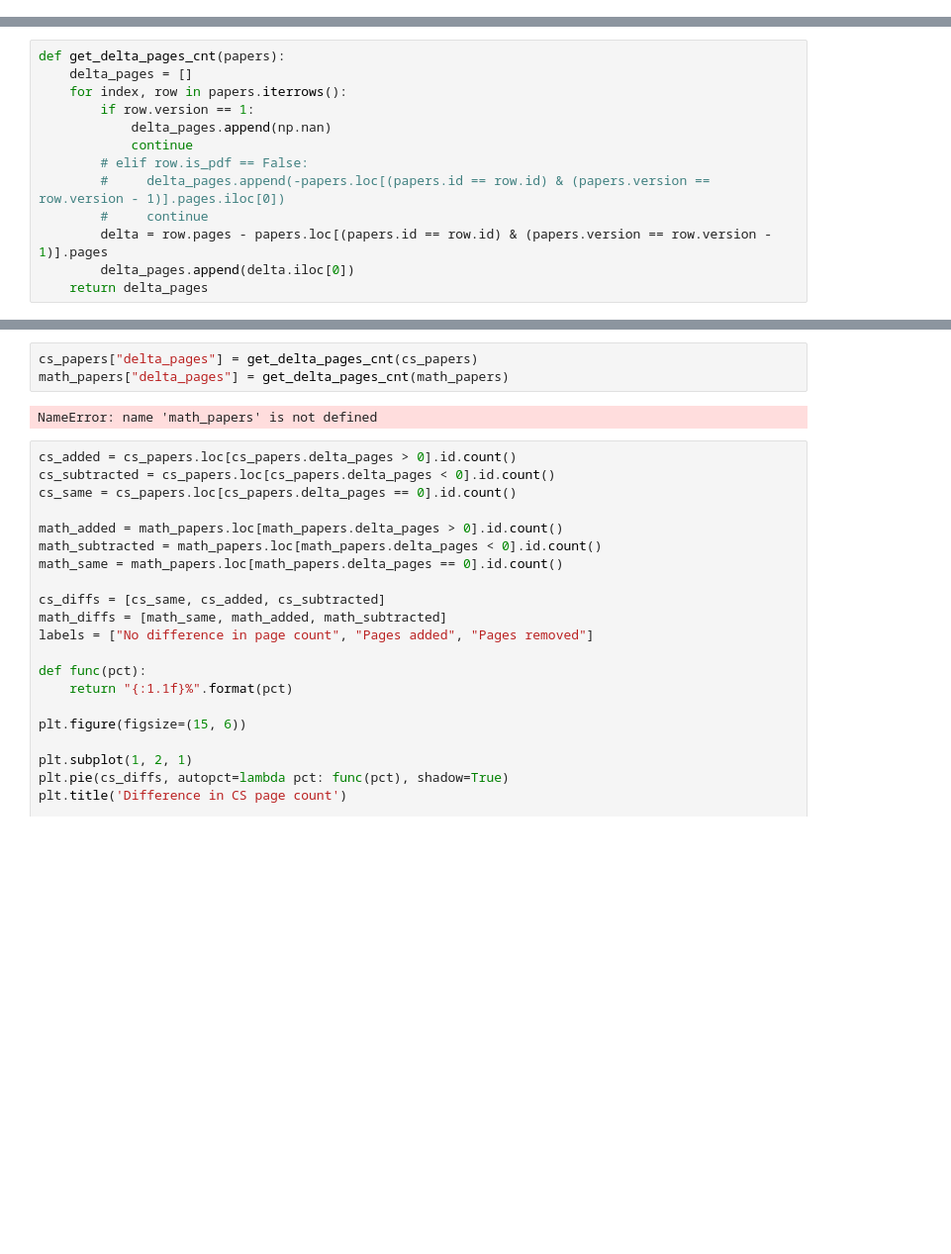
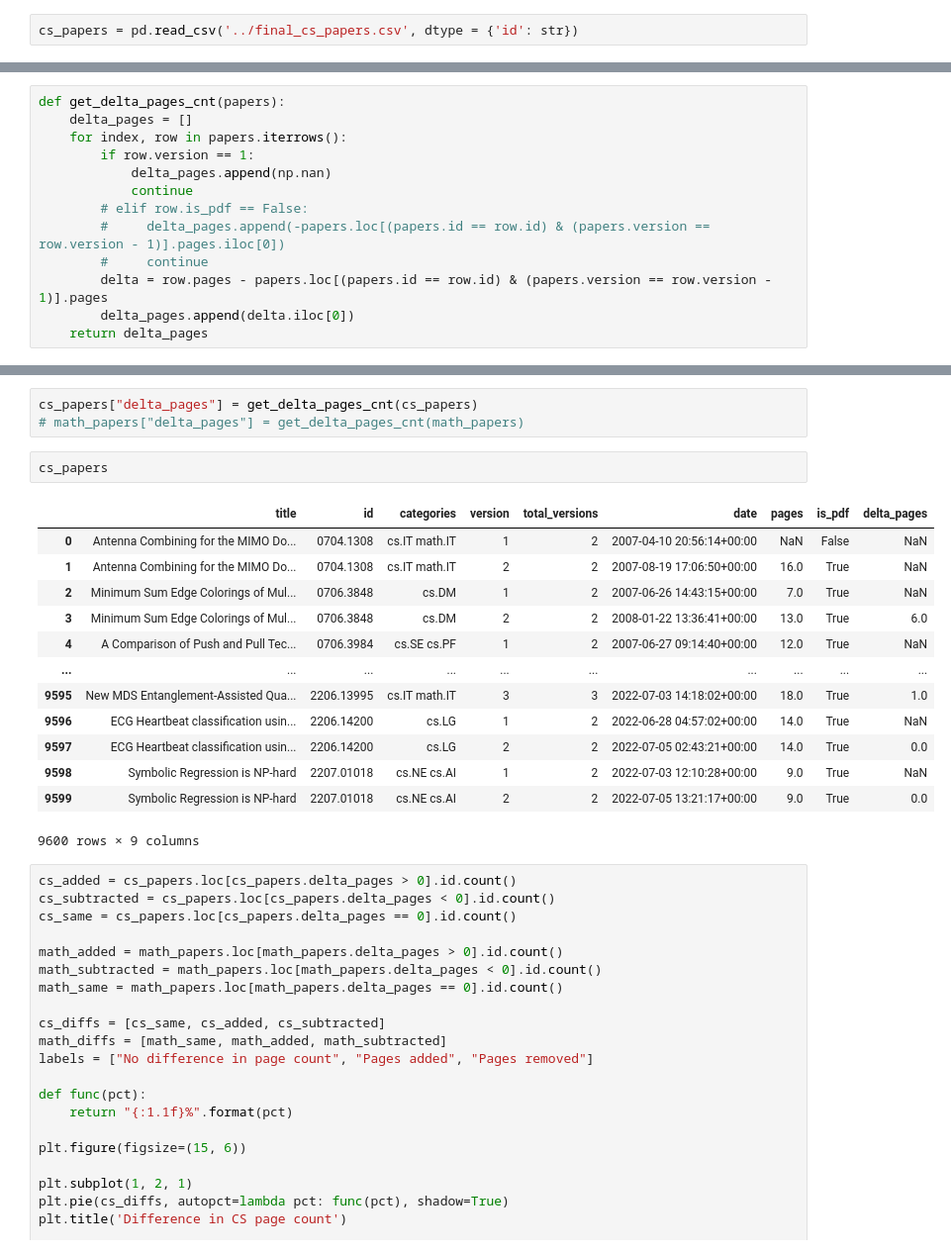
Before and after one commit to andcov/arXiv_preprints_version_analysis, a Jupyter notebook: _analyse.ipynb, the cells around one changed output, grey strips where cells are left out. Shown: that part at 99% size. Cells and saved outputs as stored; diff of their text form; blank space fills up the shorter version.

```diff
--- a/_analyse.ipynb
+++ b/_analyse.ipynb
@@ -30,6 +31,8 @@ local_papers = pd.read_csv('cs_papers.csv', low_memory=False).query('id in @tei_
 cs_papers = pd.read_csv('./papers/downloaded_cs_papers.csv', dtype = {'id': str})
 # %%
 math_papers = pd.read_csv('./papers/downloaded_math_papers.csv', dtype = {'id': str})
+# %%
+cs_papers = pd.read_csv('../final_cs_papers.csv', dtype = {'id': str})
 # %%
 def get_pages_cnt(papers, input_path):
     pages = []
@@ -75,8 +166,22 @@ Superfluous whitespace found in object header b'101' b'0'
 # %%
 cs_papers["delta_pages"] = get_delta_pages_cnt(cs_papers)
-math_papers["delta_pages"] = get_delta_pages_cnt(math_papers)
+# math_papers["delta_pages"] = get_delta_pages_cnt(math_papers)
-# %% [output]
-NameError: name 'math_papers' is not defined
+# %%
+cs_papers
+# %% [output]
+|  | title | id | categories | version | total_versions | date | pages | is_pdf | delta_pages |
+| 0 | Antenna Combining for the MIMO Do... | 0704.1308 | cs.IT math.IT | 1 | 2 | 2007-04-10 20:56:14+00:00 | NaN | False | NaN |
+| 1 | Antenna Combining for the MIMO Do... | 0704.1308 | cs.IT math.IT | 2 | 2 | 2007-08-19 17:06:50+00:00 | 16.0 | True | NaN |
+| 2 | Minimum Sum Edge Colorings of Mul... | 0706.3848 | cs.DM | 1 | 2 | 2007-06-26 14:43:15+00:00 | 7.0 | True | NaN |
+| 3 | Minimum Sum Edge Colorings of Mul... | 0706.3848 | cs.DM | 2 | 2 | 2008-01-22 13:36:41+00:00 | 13.0 | True | 6.0 |
+| 4 | A Comparison of Push and Pull Tec... | 0706.3984 | cs.SE cs.PF | 1 | 2 | 2007-06-27 09:14:40+00:00 | 12.0 | True | NaN |
+| ... | ... | ... | ... | ... | ... | ... | ... | ... | ... |
+| 9595 | New MDS Entanglement-Assisted Qua... | 2206.13995 | cs.IT math.IT | 3 | 3 | 2022-07-03 14:18:02+00:00 | 18.0 | True | 1.0 |
+| 9596 | ECG Heartbeat classification usin... | 2206.14200 | cs.LG | 1 | 2 | 2022-06-28 04:57:02+00:00 | 14.0 | True | NaN |
+| 9597 | ECG Heartbeat classification usin... | 2206.14200 | cs.LG | 2 | 2 | 2022-07-05 02:43:21+00:00 | 14.0 | True | 0.0 |
+| 9598 | Symbolic Regression is NP-hard | 2207.01018 | cs.NE cs.AI | 1 | 2 | 2022-07-03 12:10:28+00:00 | 9.0 | True | NaN |
+| 9599 | Symbolic Regression is NP-hard | 2207.01018 | cs.NE cs.AI | 2 | 2 | 2022-07-05 13:21:17+00:00 | 9.0 | True | 0.0 |
+9600 rows × 9 columns
 # %%
 cs_added = cs_papers.loc[cs_papers.delta_pages > 0].id.count()
 cs_subtracted = cs_papers.loc[cs_papers.delta_pages < 0].id.count()
```
Also changed, not shown: parts of 25 cells of this notebook, 1 other file.
